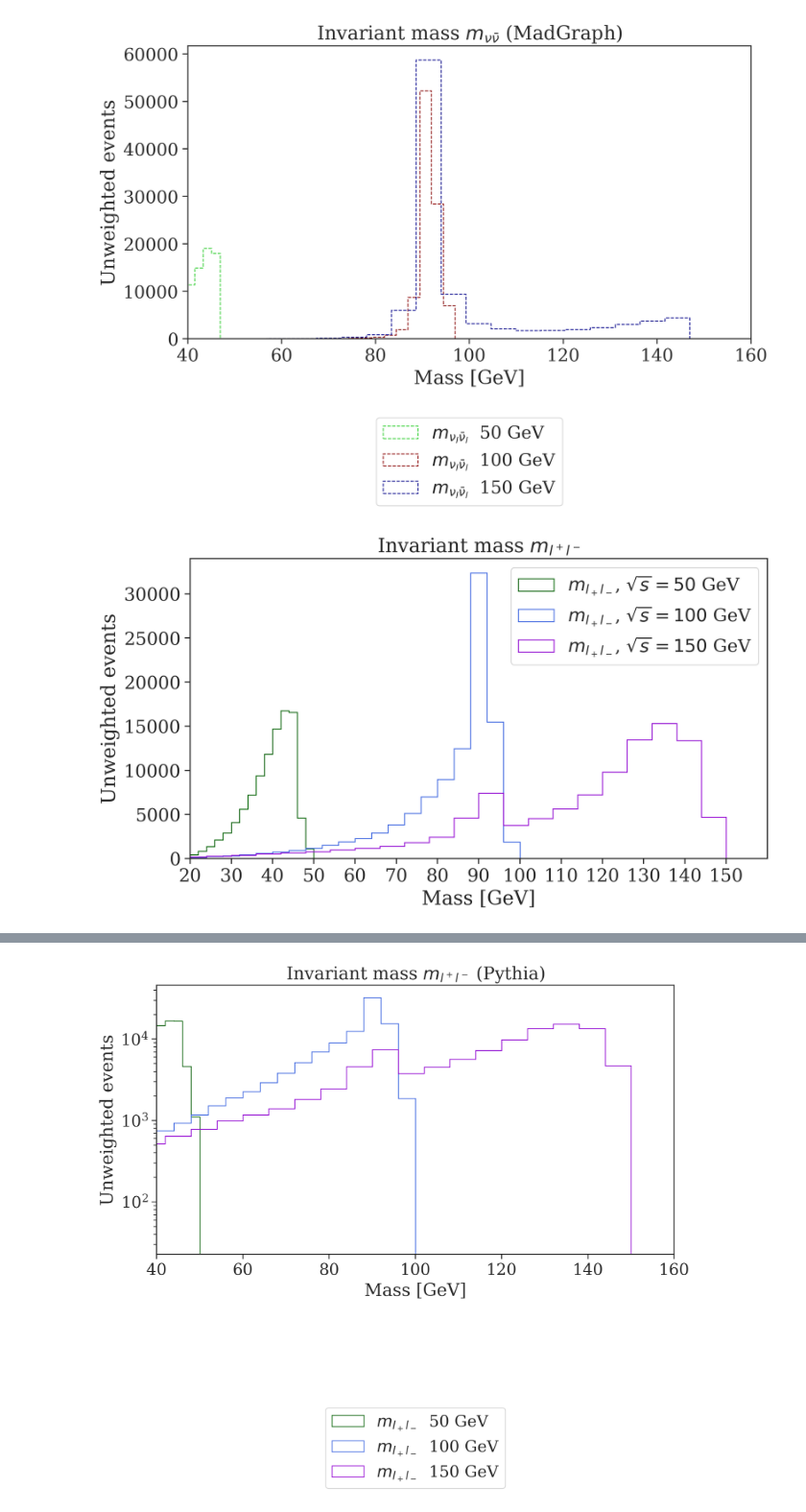
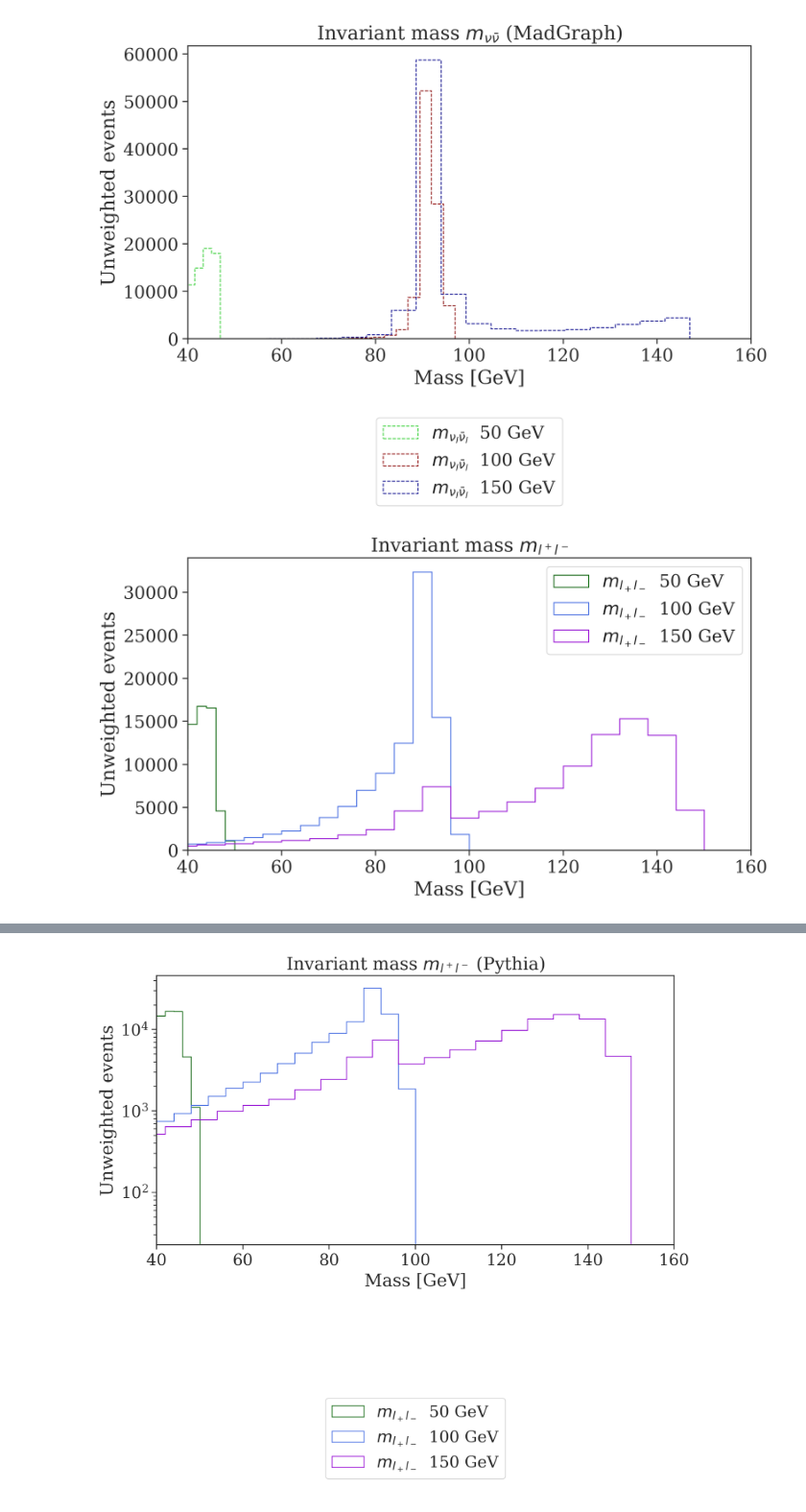
Before and after one commit to viniciusrocca/simulationsSM, a Jupyter notebook: epem2lplm/Zsearch.ipynb, the cells around one changed output, grey strips where cells are left out. Shown at 96% size. Saved outputs shown, nothing was run; the diff lists cells and outputs as text; code cells hidden in the pictures.

```diff
--- a/epem2lplm/Zsearch.ipynb
+++ b/epem2lplm/Zsearch.ipynb
@@ -315,7 +323,7 @@ plt.show()
 [figure]
 # %%
 
-iD = [11,12,13,14,16]
+iD = [11,12,13,14,15,16]
 
 mlplm_50 =  particlesPair(iD,'out_lplm_50GeV.lhe')
 mlplm_100 =  particlesPair(iD,'out_lplm_100GeV.lhe')
@@ -333,23 +341,22 @@ minu150 = mnuBarnu_150[14] + mnuBarnu_150[14] + mnuBarnu_150[16]
 # %%
 fig = plt.figure(figsize = [9.2,4.9], dpi = 300)
 
-plt.hist(np.array(mi50, dtype = float), bins = 25, histtype = 'step',  color = 'darkgreen',label =r'$m_{l_+l_-}$, $\sqrt{s} =  50$ GeV ')
-plt.hist(np.array(mi100, dtype = float), bins = 25,  histtype = 'step',color = 'royalblue',label =r'$m_{l_+l_-}$, $\sqrt{s} =  100$ GeV ')
-plt.hist(np.array(mi150, dtype = float), bins = 25,  histtype = 'step',color = 'darkviolet',label =r'$m_{l_+l_-}$, $\sqrt{s} =  150$ GeV ')
+plt.hist(np.array(mi50, dtype = float), bins = 25, histtype = 'step',  color = 'darkgreen',label =r'$m_{l_+l_-}$  50 GeV ')
+plt.hist(np.array(mi100, dtype = float), bins = 25,  histtype = 'step',color = 'royalblue',label =r'$m_{l_+l_-}$  100 GeV ')
+plt.hist(np.array(mi150, dtype = float), bins = 25,  histtype = 'step',color = 'darkviolet',label =r'$m_{l_+l_-}$  150 GeV ')
 
 
 
 plt.xlabel(r'Mass [GeV]')
 plt.title(r'Invariant mass $m_{l^+l^-}$')
 plt.ylabel(r'Unweighted events')
-plt.xlim([20,160])
-plt.xticks(np.arange(20,160,10))
+plt.xlim([40,160])
 #plt.legend(bbox_to_anchor=(0.5, -0.9), loc='lower center')
 plt.legend()
 plt.savefig('Invariant_mass_lplm.pdf')
 plt.show()
 # %% [output]
-[figure, old version]
+[figure, new version]
 # %%
 fig = plt.figure(figsize = [9.2,4.9], dpi = 300)
 
```
Also changed, not shown: parts of 6 cells of this notebook, 3 other files.
